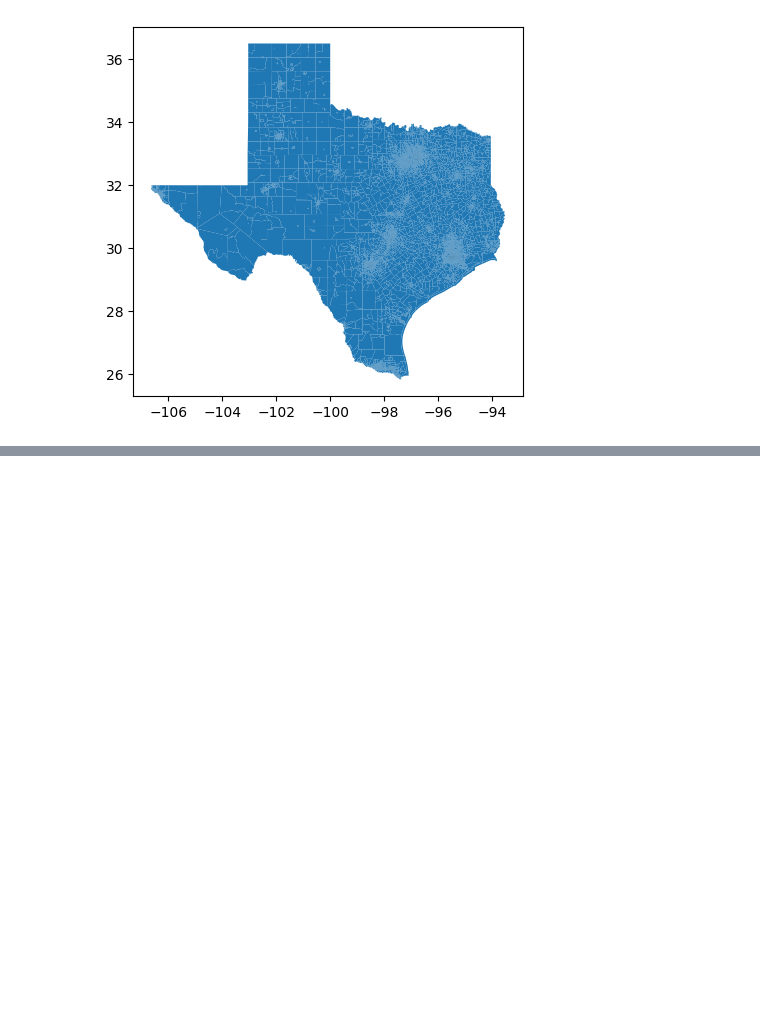
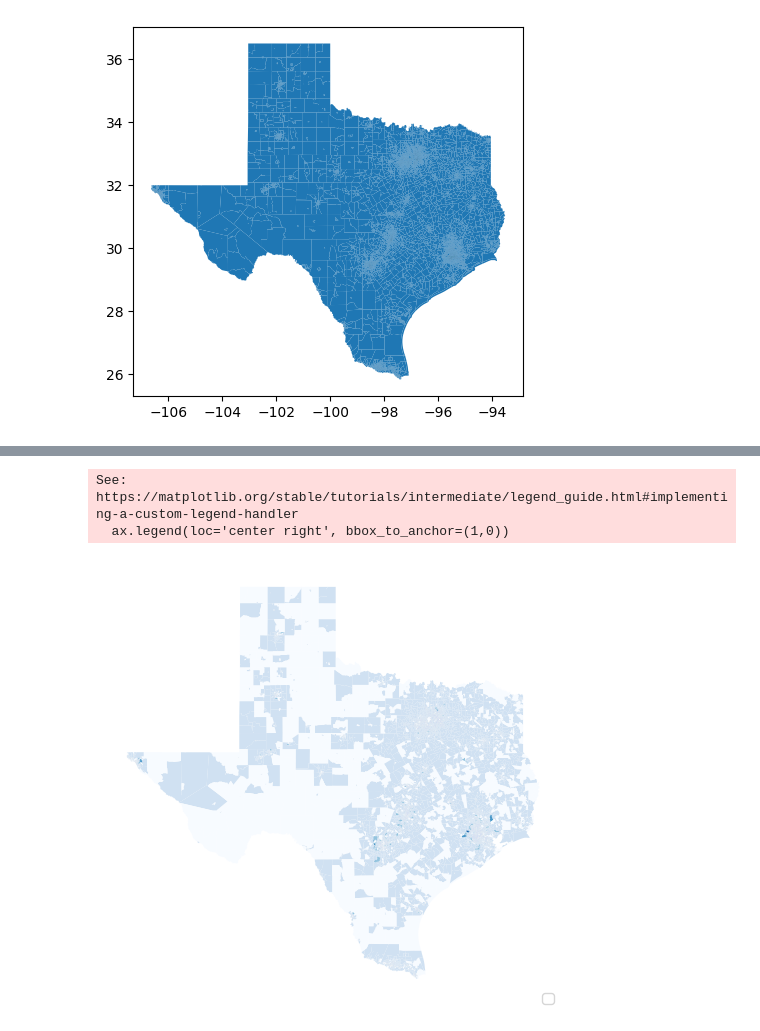
Before and after one commit to natalielarowe/MADS_Capstone, a Jupyter notebook: nl_analysis.ipynb, the cells around one changed output, grey strips where cells are left out. Saved outputs shown, nothing was run; the diff lists cells and outputs as text; code cells hidden in the pictures; blank space fills up the shorter version.

```diff
--- a/nl_analysis.ipynb
+++ b/nl_analysis.ipynb
@@ -16,0 +140,18 @@ plt.show()
+# %%
+# Plotting population
+df_geo = pd.merge(df, gdf,left_on='Geo Index', right_on='GEOIDFQ', how='left')
+df_geo = gpd.GeoDataFrame(df_geo, geometry='geometry')
+
+fig, ax = plt.subplots(figsize=(10,8))
+fig = df_geo.plot(column='Population Bins', cmap='Blues', ax=ax, label='Population')
+ax.set_axis_off()
+
+pos = ax.get_position()
+ax.set_position([pos.x0, pos.y0, pos.width, pos.height*.7])
+ax.legend(loc='center right', bbox_to_anchor=(1,0))
+
+plt.show()
+# %% [output]
+See: https://matplotlib.org/stable/tutorials/intermediate/legend_guide.html#implementing-a-custom-legend-handler
+  ax.legend(loc='center right', bbox_to_anchor=(1,0))
+[figure, added]
```
Also changed, not shown: parts of 10 cells of this notebook.
